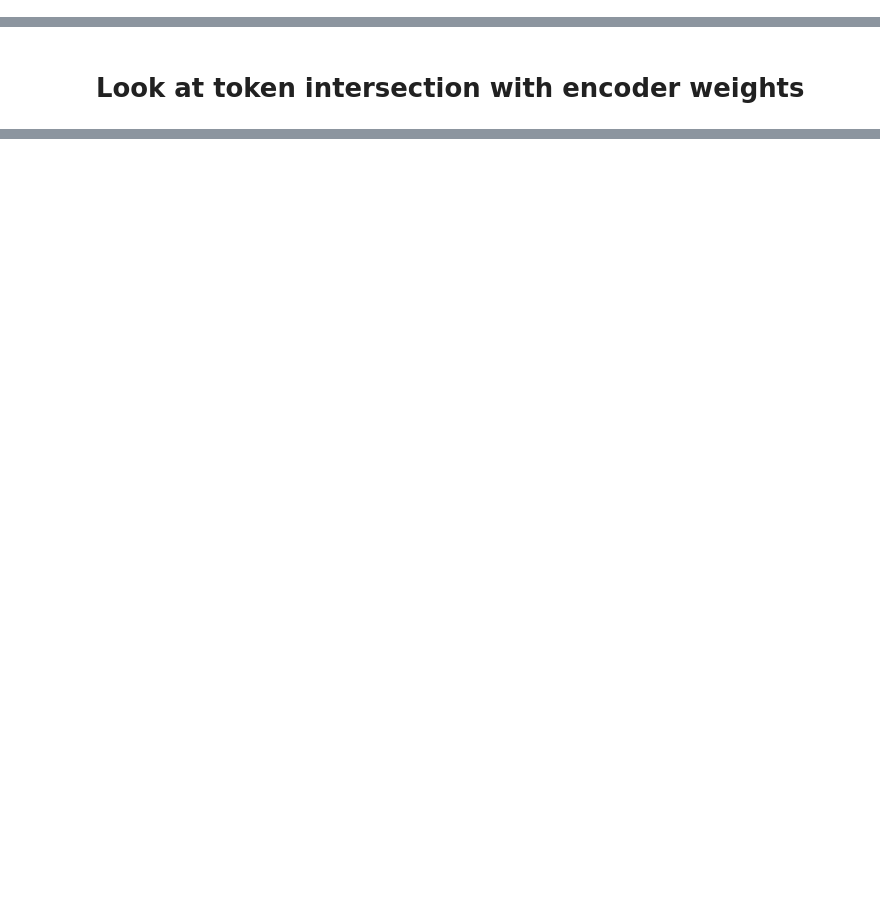
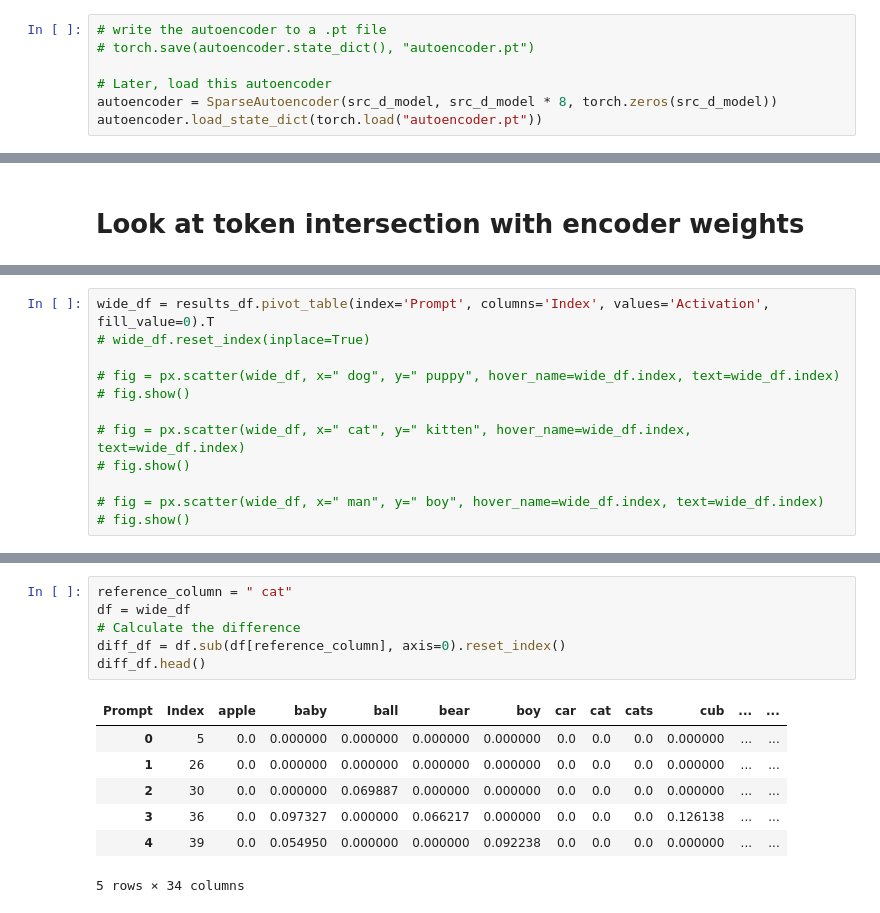
Before and after one commit to jbloomAus/sparse_autoencoder, a Jupyter notebook: dev/joseph.ipynb, the cells around one changed output, grey strips where cells are left out. Saved outputs shown, nothing was run; the diff lists cells and outputs as text; blank space fills up the shorter version.

```diff
--- a/dev/joseph.ipynb
+++ b/dev/joseph.ipynb
@@ -228,0 +212,7 @@ SparseAutoencoder(
+# %%
+# write the autoencoder to a .pt file
+# torch.save(autoencoder.state_dict(), "autoencoder.pt")
+
+# Later, load this autoencoder
+autoencoder = SparseAutoencoder(src_d_model, src_d_model * 8, torch.zeros(src_d_model))
+autoencoder.load_state_dict(torch.load("autoencoder.pt"))
@@ -299,0 +399,12 @@ token_strings[:10]
+# %%
+wide_df = results_df.pivot_table(index='Prompt', columns='Index', values='Activation', fill_value=0).T
+# wide_df.reset_index(inplace=True)
+
+# fig = px.scatter(wide_df, x=" dog", y=" puppy", hover_name=wide_df.index, text=wide_df.index)
+# fig.show()
+
+# fig = px.scatter(wide_df, x=" cat", y=" kitten", hover_name=wide_df.index, text=wide_df.index)
+# fig.show()
+
+# fig = px.scatter(wide_df, x=" man", y=" boy", hover_name=wide_df.index, text=wide_df.index)
+# fig.show()
@@ -299,0 +460,14 @@ token_strings[:10]
+# %%
+reference_column = " cat"
+df = wide_df
+# Calculate the difference
+diff_df = df.sub(df[reference_column], axis=0).reset_index()
+diff_df.head()
+# %% [output]
+| Prompt | Index | apple | baby | ball | bear | boy | car | cat | cats | cub | ... | ... |
+| 0 | 5 | 0.0 | 0.000000 | 0.000000 | 0.000000 | 0.000000 | 0.0 | 0.0 | 0.0 | 0.000000 | ... | ... |
+| 1 | 26 | 0.0 | 0.000000 | 0.000000 | 0.000000 | 0.000000 | 0.0 | 0.0 | 0.0 | 0.000000 | ... | ... |
+| 2 | 30 | 0.0 | 0.000000 | 0.069887 | 0.000000 | 0.000000 | 0.0 | 0.0 | 0.0 | 0.000000 | ... | ... |
+| 3 | 36 | 0.0 | 0.097327 | 0.000000 | 0.066217 | 0.000000 | 0.0 | 0.0 | 0.0 | 0.126138 | ... | ... |
+| 4 | 39 | 0.0 | 0.054950 | 0.000000 | 0.000000 | 0.092238 | 0.0 | 0.0 | 0.0 | 0.000000 | ... | ... |
+5 rows × 34 columns
```
Also changed, not shown: parts of 30 cells of this notebook, 5 other files.
